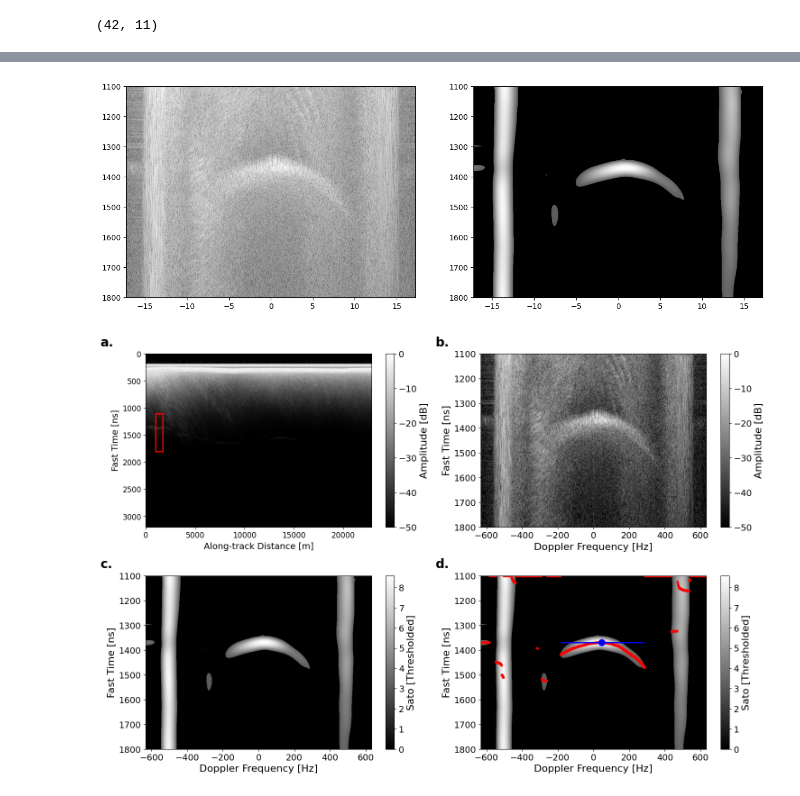
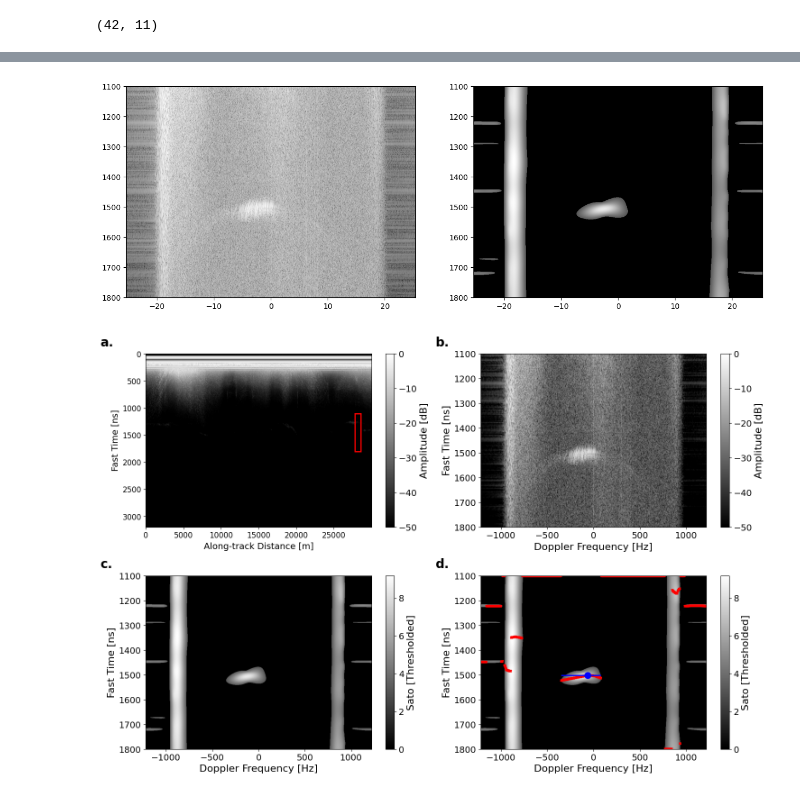
Before and after one commit to zsk4/DavidSpecularity, a Jupyter notebook: FigureS1/FigS1Test.ipynb, the cells around one changed output, grey strips where cells are left out. Saved outputs shown, nothing was run; the diff lists cells and outputs as text; code cells hidden in the pictures.

Commit message:
feat: test figs

```diff
--- a/FigureS1/FigS1Test.ipynb
+++ b/FigureS1/FigS1Test.ipynb
@@ -332,8 +332,8 @@ len(offset_video_radargrams_1819), len(offset_video_radargrams_1617)
 # %%
 # Select radargram
 # Find radargram with transect id containing a certian Name
-rad_no = 'X27b'
-for radargram in offset_video_radargrams_1819:
+rad_no = 'GL1191'
+for radargram in offset_video_radargrams_1617:
     if rad_no in radargram.transect_id:
         print(radargram.transect_id)
         test_rad = radargram
@@ -474,7 +454,7 @@ dat = test_rad['bxds2'].compute().astype(np.float32)
 analytic = scipy.signal.hilbert(dat, axis=1)
 data = analytic.T
 
-starting_x_loc = 1000 # Note this is actually the 12000th index of the radargram. But because the radargram is sampled at 1m intervals (e.g., test_rad['distance'].plot()), this corresponds to 12000 m along track.
+starting_x_loc = 27800 # Note this is actually the 12000th index of the radargram. But because the radargram is sampled at 1m intervals (e.g., test_rad['distance'].plot()), this corresponds to 12000 m along track.
 f_transform_width = 750
 
 freq, data_fft, start_y, end_y, x_center, y_center = compute_doppler_spectrum(test_rad, starting_x_loc, starting_x_loc+f_transform_width)
@@ -513,9 +493,11 @@ fig, (ax1,ax2) = plt.subplots(1,2, figsize=(15, 5))
 im = ax1.imshow(rad_db_orig, aspect='auto', cmap='gray', origin='upper',extent = [freq[0], freq[-1],end_y, start_y])
 im = ax2.imshow(rad_db_sato,aspect='auto', cmap='gray',origin='upper',extent = [freq[0], freq[-1],end_y, start_y])
 # %% [output]
-[figure, old version]
+[figure, new version]
 # %%
-fig = plot_doppler(doppler_freq, data, data_fft, start_y, end_y, ridge_params, sato_thresholded,starting_x_loc,starting_x_loc+f_transform_width)
+data_clip = data[:-1, 20000:50000]
+
+fig = plot_doppler(doppler_freq, data_clip, data_fft, start_y, end_y, ridge_params, sato_thresholded,starting_x_loc,starting_x_loc+f_transform_width)
 fig.tight_layout()
 # %% [output]
-[figure, old version]
+[figure, new version]
```
Also changed, not shown: parts of 2 cells of this notebook, 3 other files.
